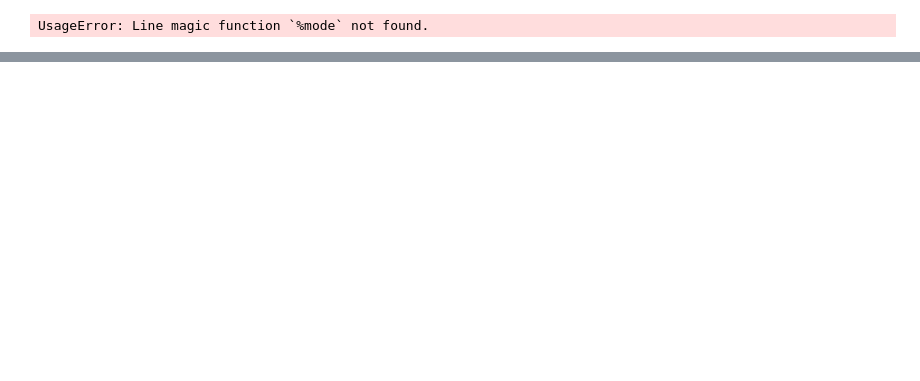
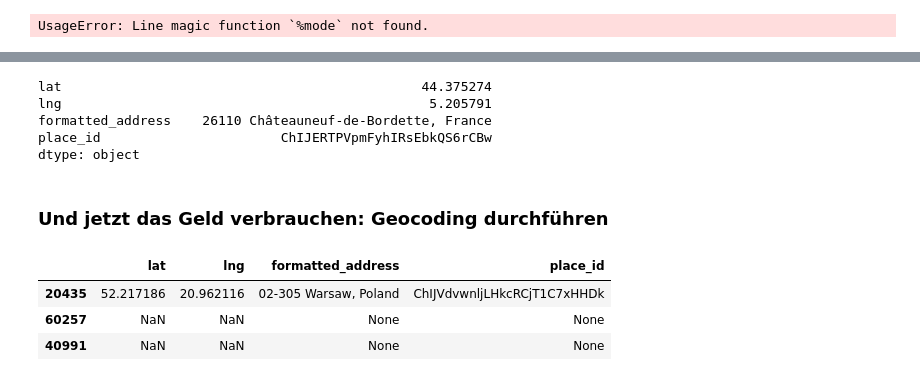
Before and after one commit to OOS-Team/DsKi_DataPreparation, a Jupyter notebook: 4_Geo.ipynb, the cells around one changed output, grey strips where cells are left out. Drawn from its saved outputs; the diff is of its cells as text; code cells hidden in the pictures; blank space fills up the shorter version.

```diff
--- a/4_Geo.ipynb
+++ b/4_Geo.ipynb
@@ -36,0 +142,34 @@ file = './data/cordis_eu_2020/organisation2023.csv'
+# %%
+def GeoCode (row):
+    lat = None
+    lng = None
+    formatted_address = None
+    place_id = None
+    # Geocodierung
+    adress = row["postCode"], row["city"], row["street"], row["name"]
+    r = gmaps.geocode(address=adress, region=row["country"])
+    # geocode result ist 0, 1, oder viele (mehrdeutige) Adressen
+    adresses_found = len(r)
+    if adresses_found: #bei vielen Adressen die Erste
+        lat = r[0]['geometry']['location']['lat']
+        lng = r[0]['geometry']['location']['lng']
+        formatted_address = r[0]['formatted_address']
+        place_id = r[0]['place_id']
+    return pd.Series({"lat": lat, "lng": lng, "formatted_address": formatted_address, "place_id":place_id})
+# %%
+GeoCode(o.iloc[0])
+# %% [output]
+lat                                              44.375274
+lng                                               5.205791
+formatted_address    26110 Châteauneuf-de-Bordette, France
+place_id                       ChIJERTPVpmFyhIRsEbkQS6rCBw
+dtype: object
+# %% [markdown]
+### Und jetzt das Geld verbrauchen: Geocoding durchführen
+# %%
+o.sample(3).apply(lambda row: GeoCode(row), axis='columns')
+# %% [output]
+|  | lat | lng | formatted_address | place_id |
+| 20435 | 52.217186 | 20.962116 | 02-305 Warsaw, Poland | ChIJVdvwnljLHkcRCjT1C7xHHDk |
+| 60257 | NaN | NaN | None | None |
+| 40991 | NaN | NaN | None | None |
```
Also changed, not shown: parts of 33 cells of this notebook, 4 other files.
